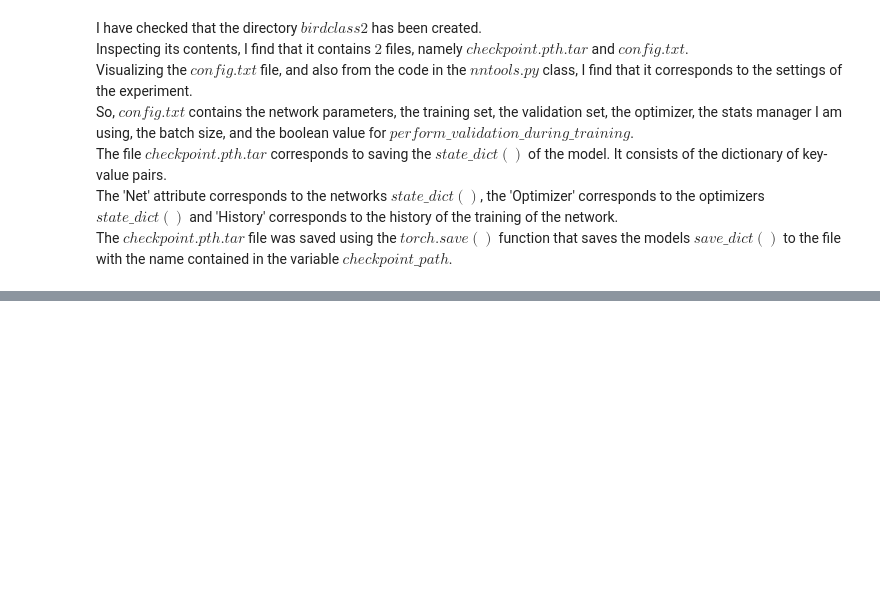
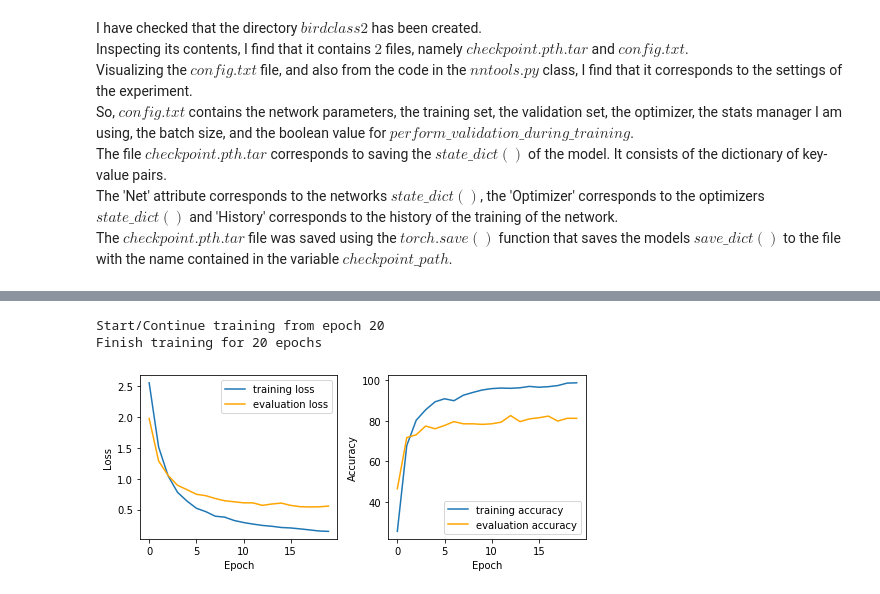
Before and after one commit to Anirudh-Swaminathan/ece285_mlip_fa19, a Jupyter notebook: assignment3.ipynb, the cells around one changed output, grey strips where cells are left out. Drawn from its saved outputs; the diff is of its cells as text; code cells hidden in the pictures; blank space fills up the shorter version.

```diff
--- a/assignment3.ipynb
+++ b/assignment3.ipynb
@@ -751,0 +766,8 @@ KeyboardInterrupt:
+# %%
+# I'm running this cell again because matplotlib inline does not work!
+fig, axes = plt.subplots(ncols=2, figsize=(7, 3))
+exp2.run(num_epochs=20, plot=lambda exp: plot(exp, fig=fig, axes=axes))
+# %% [output]
+Start/Continue training from epoch 20
+Finish training for 20 epochs
+[figure, added]
```
Also changed, not shown: parts of 24 cells of this notebook.
